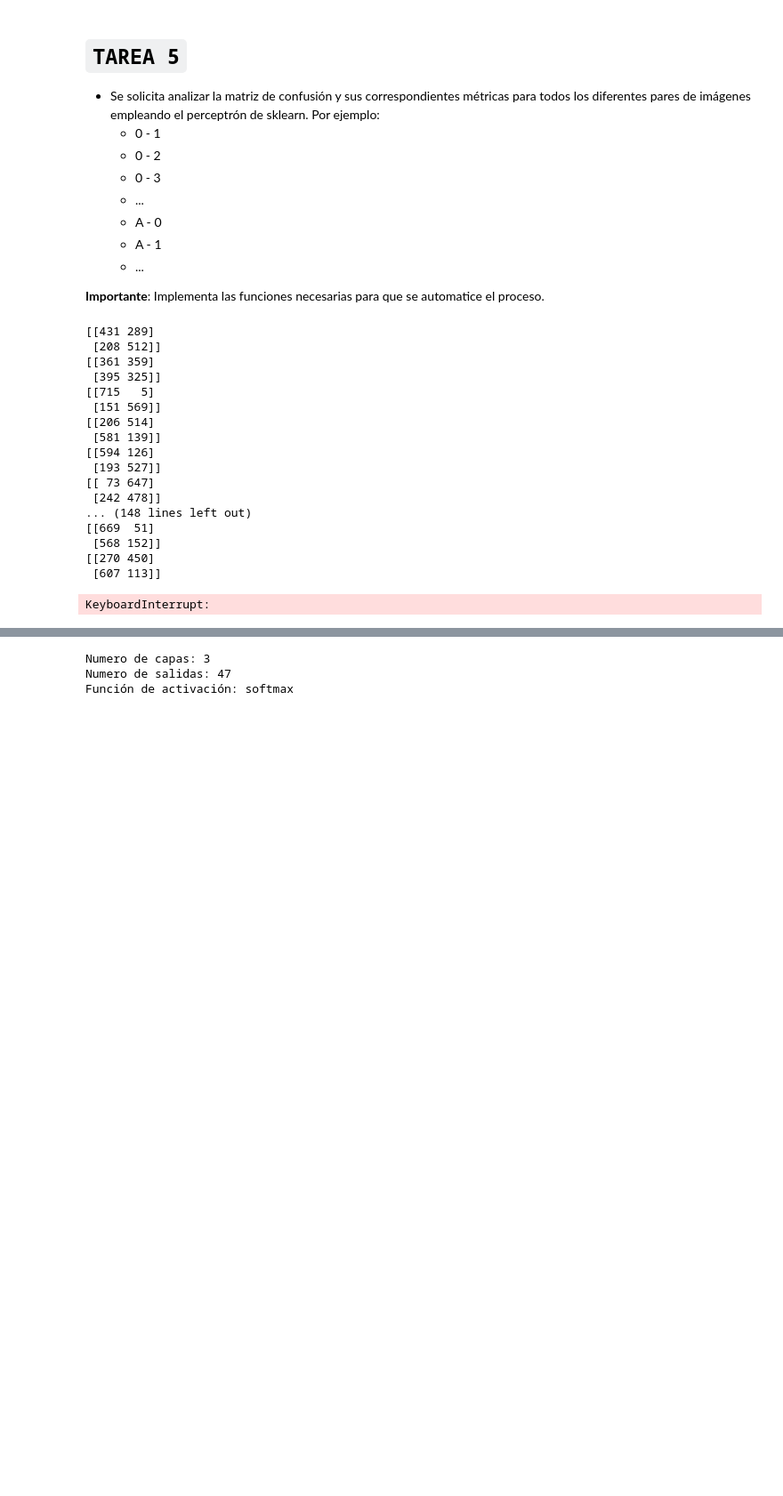
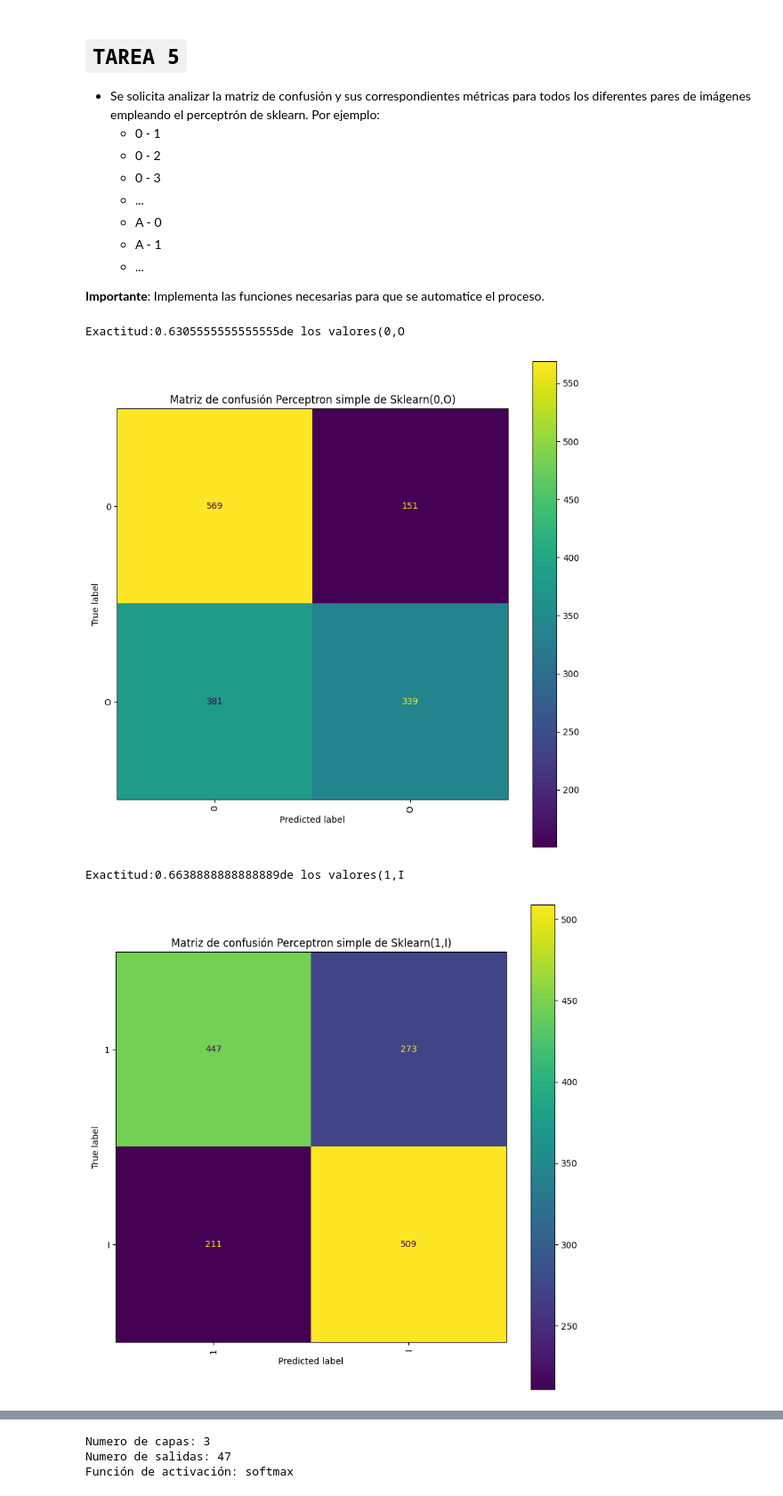
Before and after one commit to vicBrownS/Practica_Perceptron_SI, a Jupyter notebook: Practica2-Enunciado.ipynb, the cells around one changed output, grey strips where cells are left out. Shown: that part at 89% size. Saved outputs shown, nothing was run; the diff lists cells and outputs as text; code cells hidden in the pictures; blank space fills up the shorter version.

Commit message:
Tarea 5 y 6 completada

```diff
--- a/Practica2-Enunciado.ipynb
+++ b/Practica2-Enunciado.ipynb
@@ -911,37 +911,13 @@ Sensibilidad_sk: [0.99583333 0.99027778]
     * ...
 
 **Importante**: Implementa las funciones necesarias para que se automatice el proceso.
-# %%
-from sklearn.linear_model import Perceptron
-def analisis_binario(Ximage,yimage, caracteres, X2C_test, y2C_test):
-    for caracter_1 in caracteres.values():
-        for caracter_2 in caracteres.values():
-            if caracter_1 == caracter_2:
-                continue
-            X_binario = Ximage[((yimage == caracter_1)| (yimage == caracter_2))]
-            y_binario = yimage[((yimage == caracter_1) | (yimage == caracter_2))]
-            y_binario_num = (y_binario == caracter_1).astype(int)
-            clf = Perceptron(random_state=None, eta0= 0.1, shuffle=True, fit_intercept=True)
-            clf.fit(X_binario, y_binario_num)
-            y_pred_binario = clf.predict(X2C_test)
-            print(metrics.confusion_matrix(y2C_test, y_pred_binario))
-analisis_binario(Ximage,yimage,caracteres, X2C_test, y2C_test)
-# %% [output]
-[[431 289]
- [208 512]]
-[[361 359]
- [395 325]]
-[[715   5]
- [151 569]]
-[[206 514]
- [581 139]]
-[[594 126]
- [193 527]]
-[[ 73 647]
- [242 478]]
-... (148 lines left out)
-[[669  51]
- [568 152]]
-[[270 450]
- [607 113]]
-KeyboardInterrupt:
+# %%
+from sklearn.linear_model import Perceptron
+from Tarea_5 import analisis_binario
+
+analisis_binario(Ximage,yimage,caracteres)
+# %% [output]
+Exactitud:0.6305555555555555de los valores(0,O
+[figure, added]
+Exactitud:0.6638888888888889de los valores(1,I
+[figure, added]
```
Also changed, not shown: parts of 9 cells of this notebook, 1 other file.
